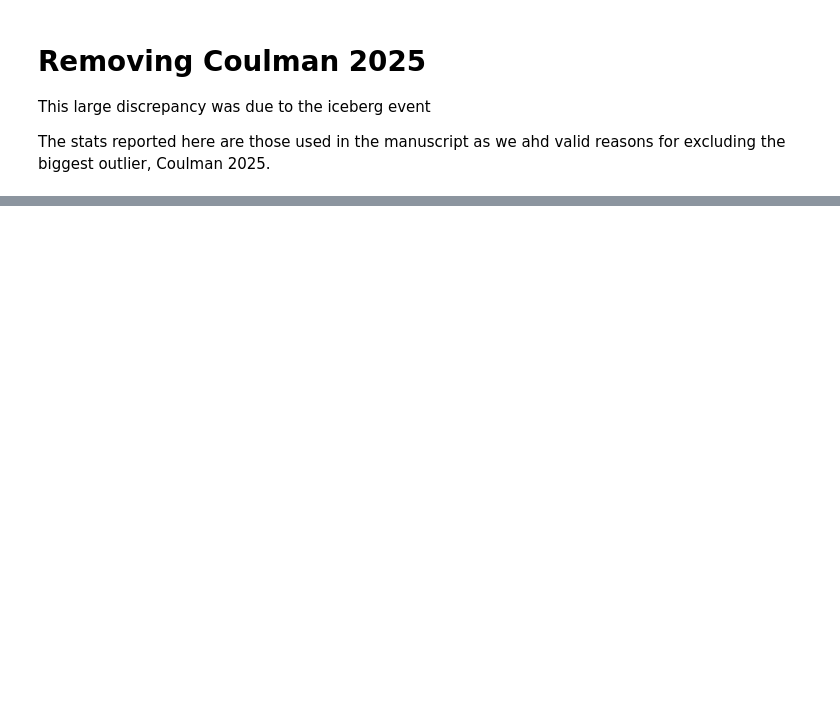
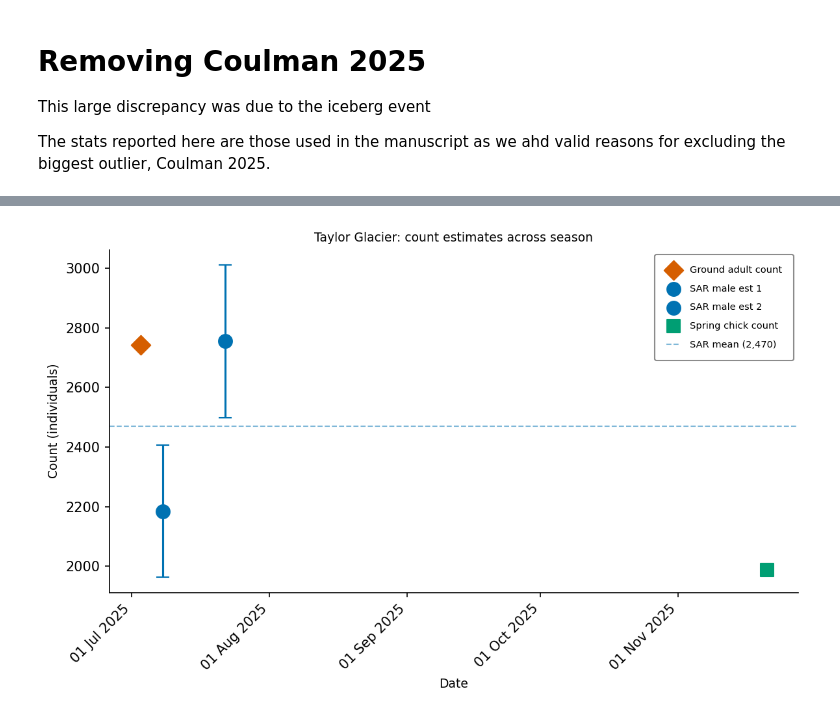
Before and after one commit to rosetazetta/SAR_EmperorPenguin, a Jupyter notebook: Code/chick_comparison_refined.ipynb, the cells around one changed output, grey strips where cells are left out. Saved outputs shown, nothing was run; the diff lists cells and outputs as text; code cells hidden in the pictures; blank space fills up the shorter version.

```diff
--- a/Code/chick_comparison_refined.ipynb
+++ b/Code/chick_comparison_refined.ipynb
@@ -810 +874,57 @@ Model performance statistics (Coulman 2025 excluded):
+# %%
+fig, ax = plt.subplots(figsize=(8, 5))
+
+dates  = [pd.Timestamp("2025-07-03"),
+          pd.Timestamp("2025-07-08"),
+          pd.Timestamp("2025-07-22"),
+          pd.Timestamp("2025-11-21")]
+counts = [taylor_winter_adults, obs1_count, obs2_count, taylor_chick_count]
+colors = ["#D55E00", "#0072B2", "#0072B2", "#009E73"]
+labels = ["Ground adult count", "SAR male est 1", "SAR male est 2", "Spring chick count"]
+markers = ["D", "o", "o", "s"]
+
+for d, c, col, lab, m in zip(dates, counts, colors, labels, markers):
+    ax.scatter(d, c, color=col, marker=m, s=100, zorder=4, label=lab)
+
+# SAR uncertainty bars
+ax.errorbar(pd.Timestamp("2025-07-08"), obs1_count,
+            yerr=[[obs1_count - 1964.32], [2406.99 - obs1_count]],
+            fmt="none", color="#0072B2", linewidth=1.5, capsize=5, zorder=3)
+ax.errorbar(pd.Timestamp("2025-07-22"), obs2_count,
+            yerr=[[obs2_count - 2498.68], [3010.15 - obs2_count]],
+            fmt="none", color="#0072B2", linewidth=1.5, capsize=5, zorder=3)
+
+# SAR mean line
+ax.axhline(taylor_SAR["BP_winter"], color="#0072B2",
+           linewidth=1, linestyle="--", alpha=0.5,
+           label=f"SAR mean ({taylor_SAR['BP_winter']:,.0f})")
+
+ax.set_ylabel("Count (individuals)", fontsize=9)
+ax.set_xlabel("Date", fontsize=9)
+ax.set_title("Taylor Glacier: count estimates across season", fontsize=9)
+ax.legend(
+    fontsize=7,
+    loc="upper right",
+    framealpha=0.9,
+    edgecolor="grey",
+    borderpad=1.2,        # padding inside the box
+    labelspacing=1.0,     # vertical space between entries
+    handletextpad=1.0,    # space between marker and label text
+    handlelength=1.5,     # length of the marker line
+   )
+ax.spines["top"].set_visible(False)
+ax.spines["right"].set_visible(False)
+
+import matplotlib.dates as mdates
+ax.xaxis.set_major_formatter(mdates.DateFormatter("%d %b %Y"))
+plt.setp(ax.xaxis.get_majorticklabels(), rotation=45, ha="right")
+
+
+plt.tight_layout()
+plt.savefig(os.path.join(INPUTPATH,
+            "Final results/Actual final results/fig_taylor_validation.png"),
+            bbox_inches="tight", dpi=200)
+plt.show()
+# %% [output]
+[figure, added]
 # %% [markdown]
```
Also changed, not shown: parts of 12 cells of this notebook.
